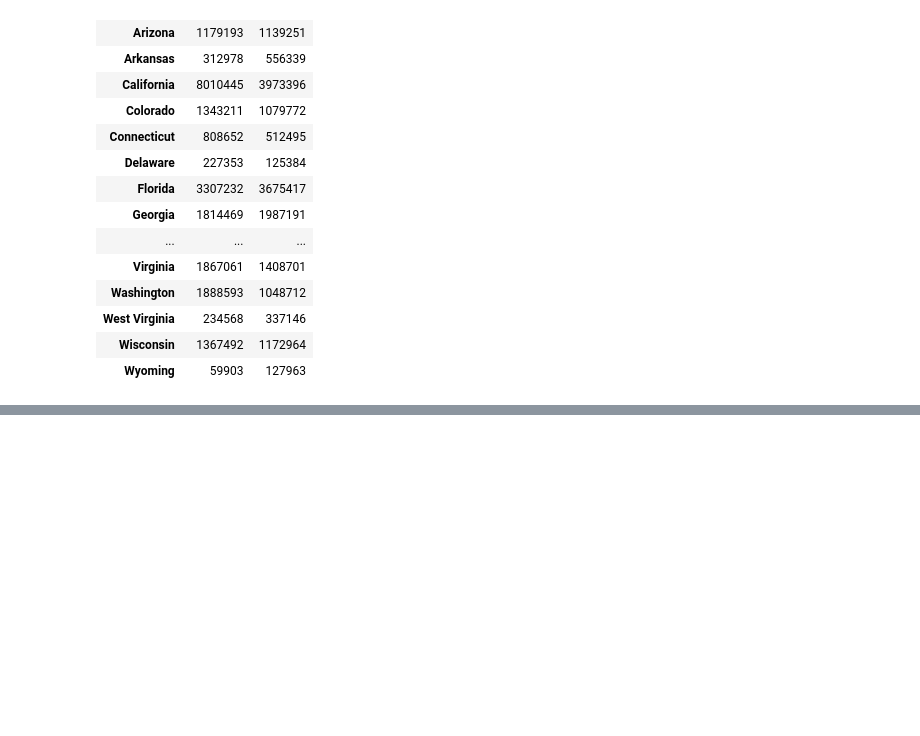
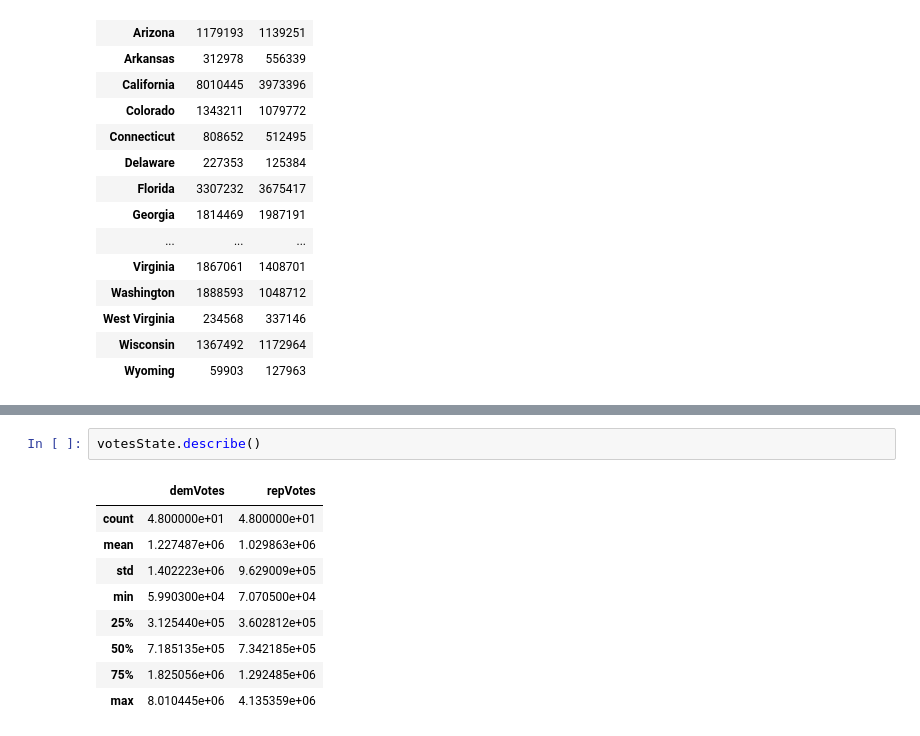
Before and after one commit to dpalencia/cs541g3, a Jupyter notebook: Notebooks/Data Understanding/Data Understanding - U.S. House 1976 - 2018.ipynb, the cells around one changed output, grey strips where cells are left out. Drawn from its saved outputs; the diff is of its cells as text; blank space fills up the shorter version.

```diff
--- a/Notebooks/Data Understanding/Data Understanding - U.S. House 1976 - 2018.ipynb
+++ b/Notebooks/Data Understanding/Data Understanding - U.S. House 1976 - 2018.ipynb
@@ -169,0 +173,12 @@ votesState.plot.barh(figsize=(20, 30), color=["blue", "red"])
+# %%
+votesState.describe()
+# %% [output]
+|  | demVotes | repVotes |
+| count | 4.800000e+01 | 4.800000e+01 |
+| mean | 1.227487e+06 | 1.029863e+06 |
+| std | 1.402223e+06 | 9.629009e+05 |
+| min | 5.990300e+04 | 7.070500e+04 |
+| 25% | 3.125440e+05 | 3.602812e+05 |
+| 50% | 7.185135e+05 | 7.342185e+05 |
+| 75% | 1.825056e+06 | 1.292485e+06 |
+| max | 8.010445e+06 | 4.135359e+06 |
```
Also changed, not shown: parts of 1 cell of this notebook.
